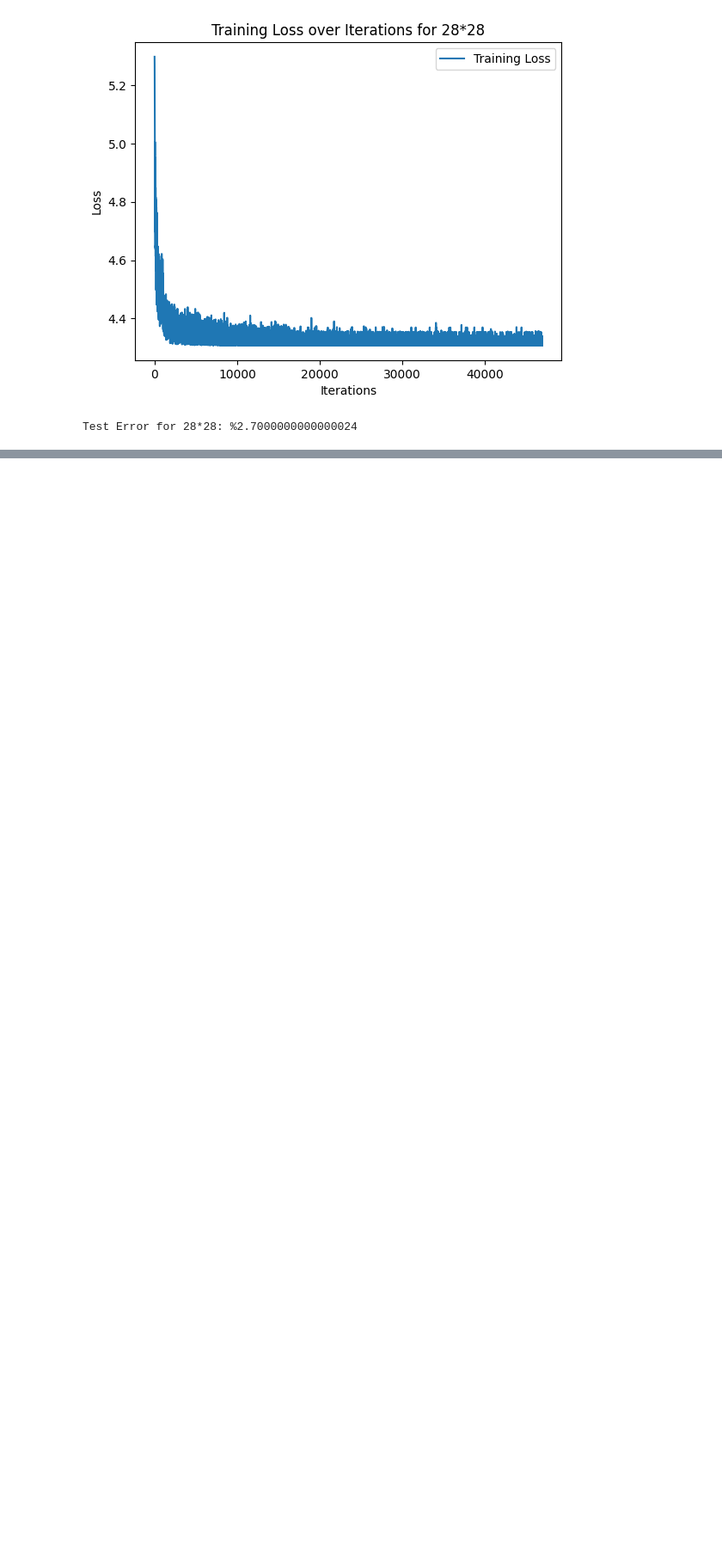
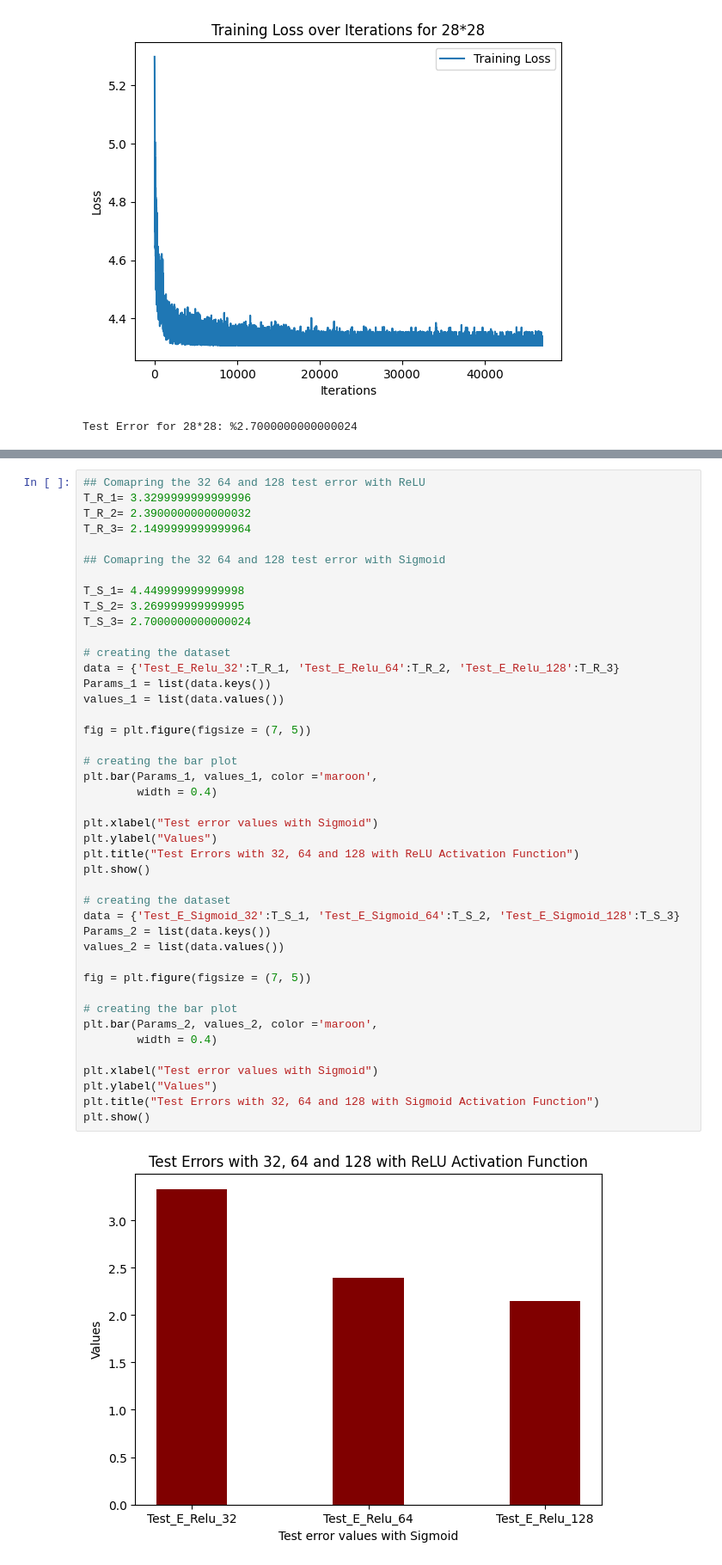
Before and after one commit to Mbigdeli2003/Deep-Learning, a Jupyter notebook: DNN_HW2_Q3_Morteza_Bigdeli.ipynb, the cells around one changed output, grey strips where cells are left out. Shown: that part at 86% size. Cells and saved outputs as stored; diff of their text form; blank space fills up the shorter version.

```diff
--- a/DNN_HW2_Q3_Morteza_Bigdeli.ipynb
+++ b/DNN_HW2_Q3_Morteza_Bigdeli.ipynb
@@ -1053,0 +1056,45 @@ Test Error for 28*28: %2.7000000000000024
+# %%
+## Comapring the 32 64 and 128 test error with ReLU
+T_R_1= 3.3299999999999996
+T_R_2= 2.3900000000000032
+T_R_3= 2.1499999999999964
+
+## Comapring the 32 64 and 128 test error with Sigmoid
+
+T_S_1= 4.449999999999998
+T_S_2= 3.269999999999995
+T_S_3= 2.7000000000000024
+
+# creating the dataset
+data = {'Test_E_Relu_32':T_R_1, 'Test_E_Relu_64':T_R_2, 'Test_E_Relu_128':T_R_3}
+Params_1 = list(data.keys())
+values_1 = list(data.values())
+
+fig = plt.figure(figsize = (7, 5))
+
+# creating the bar plot
+plt.bar(Params_1, values_1, color ='maroon',
+        width = 0.4)
+
+plt.xlabel("Test error values with Sigmoid")
+plt.ylabel("Values")
+plt.title("Test Errors with 32, 64 and 128 with ReLU Activation Function")
+plt.show()
+
+# creating the dataset
+data = {'Test_E_Sigmoid_32':T_S_1, 'Test_E_Sigmoid_64':T_S_2, 'Test_E_Sigmoid_128':T_S_3}
+Params_2 = list(data.keys())
+values_2 = list(data.values())
+
+fig = plt.figure(figsize = (7, 5))
+
+# creating the bar plot
+plt.bar(Params_2, values_2, color ='maroon',
+        width = 0.4)
+
+plt.xlabel("Test error values with Sigmoid")
+plt.ylabel("Values")
+plt.title("Test Errors with 32, 64 and 128 with Sigmoid Activation Function")
+plt.show()
+# %% [output]
+[figure, added]
```
Also changed, not shown: parts of 3 cells of this notebook.
